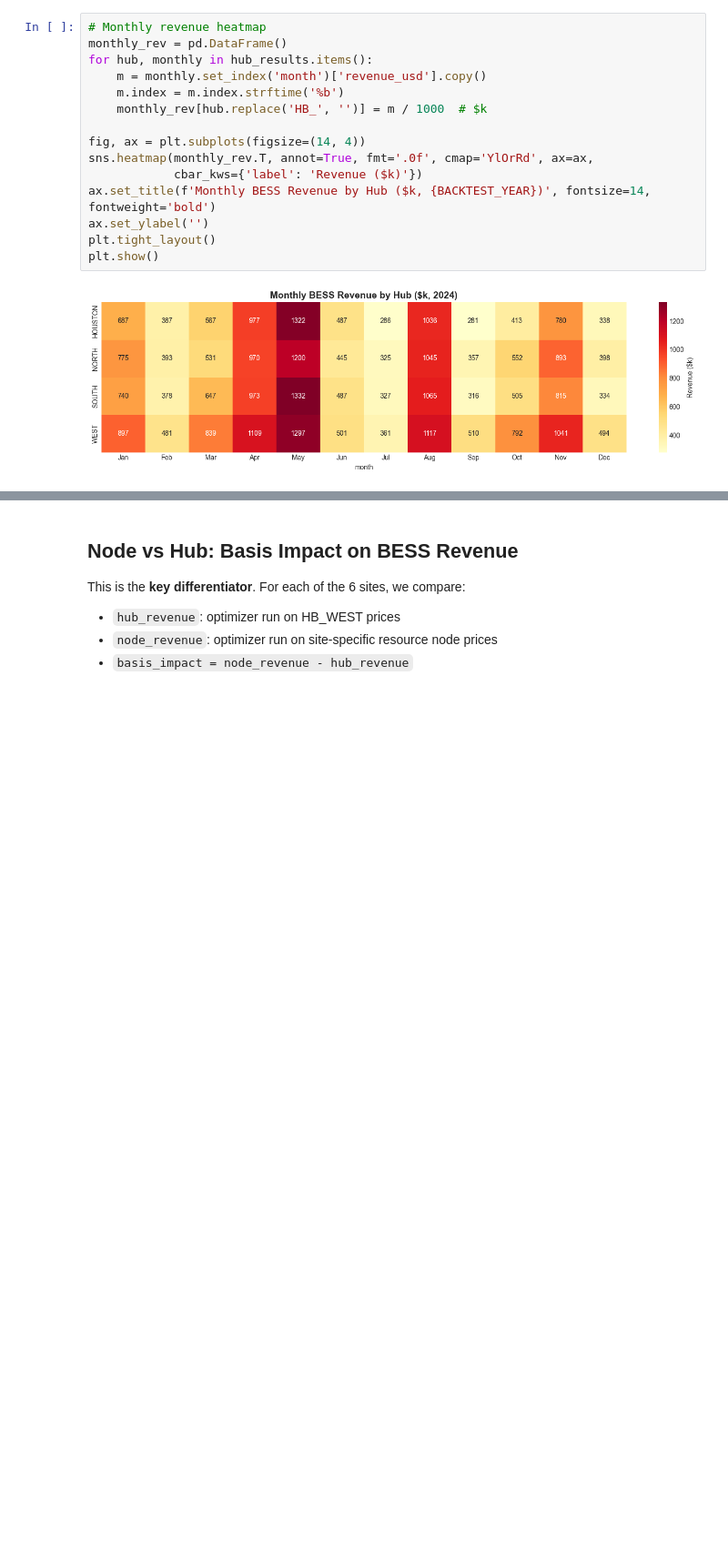
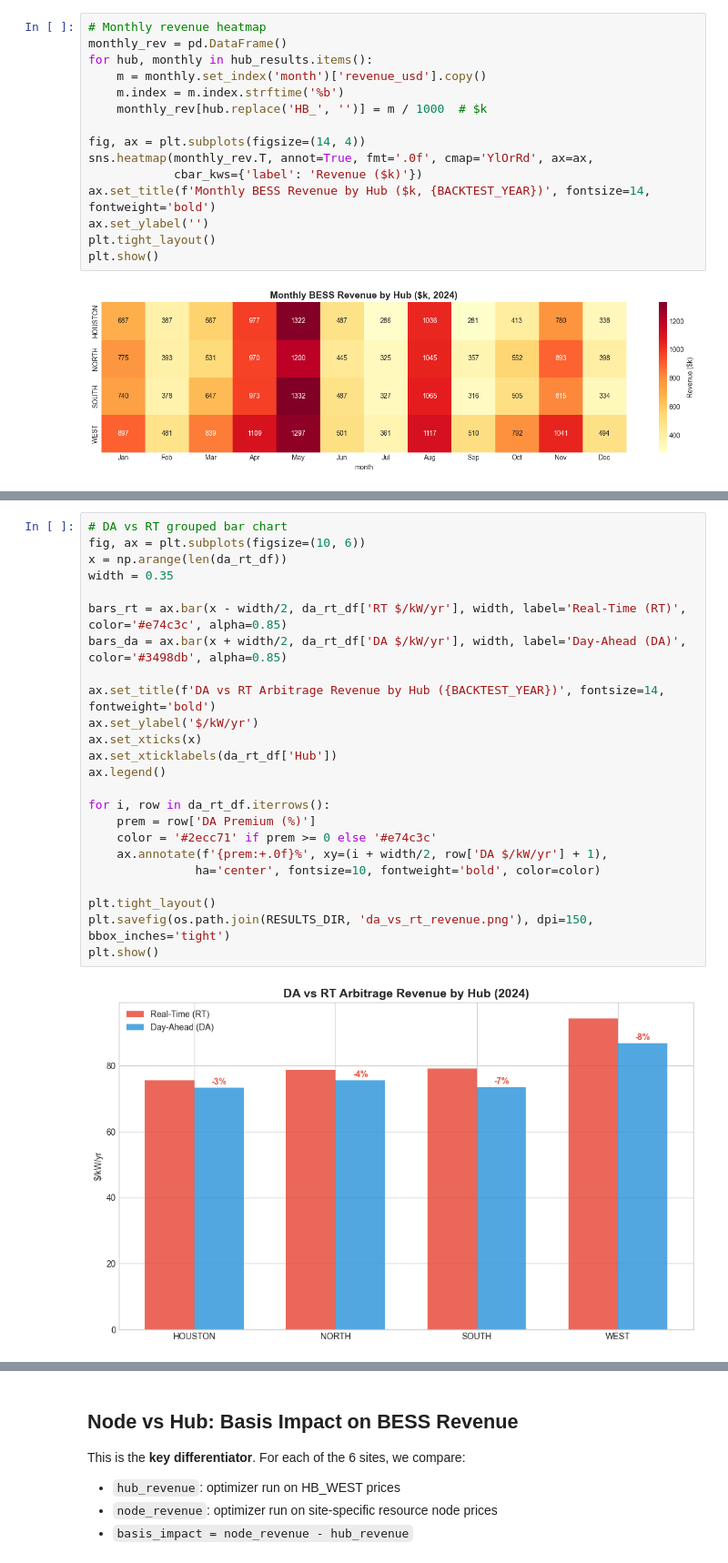
Before and after one commit to Divi-patel/BESS_modo, a Jupyter notebook: notebooks/04_backtest_colocation.ipynb, the cells around one changed output, grey strips where cells are left out. Shown at 91% size. Drawn from its saved outputs; the diff is of its cells as text; blank space fills up the shorter version.

```diff
--- a/notebooks/04_backtest_colocation.ipynb
+++ b/notebooks/04_backtest_colocation.ipynb
@@ -272,0 +315,26 @@ plt.show()
+# %%
+# DA vs RT grouped bar chart
+fig, ax = plt.subplots(figsize=(10, 6))
+x = np.arange(len(da_rt_df))
+width = 0.35
+
+bars_rt = ax.bar(x - width/2, da_rt_df['RT $/kW/yr'], width, label='Real-Time (RT)', color='#e74c3c', alpha=0.85)
+bars_da = ax.bar(x + width/2, da_rt_df['DA $/kW/yr'], width, label='Day-Ahead (DA)', color='#3498db', alpha=0.85)
+
+ax.set_title(f'DA vs RT Arbitrage Revenue by Hub ({BACKTEST_YEAR})', fontsize=14, fontweight='bold')
+ax.set_ylabel('$/kW/yr')
+ax.set_xticks(x)
+ax.set_xticklabels(da_rt_df['Hub'])
+ax.legend()
+
+for i, row in da_rt_df.iterrows():
+    prem = row['DA Premium (%)']
+    color = '#2ecc71' if prem >= 0 else '#e74c3c'
+    ax.annotate(f'{prem:+.0f}%', xy=(i + width/2, row['DA $/kW/yr'] + 1),
+               ha='center', fontsize=10, fontweight='bold', color=color)
+
+plt.tight_layout()
+plt.savefig(os.path.join(RESULTS_DIR, 'da_vs_rt_revenue.png'), dpi=150, bbox_inches='tight')
+plt.show()
+# %% [output]
+[figure, added]
```
Also changed, not shown: parts of 13 cells of this notebook, 13 other files.
